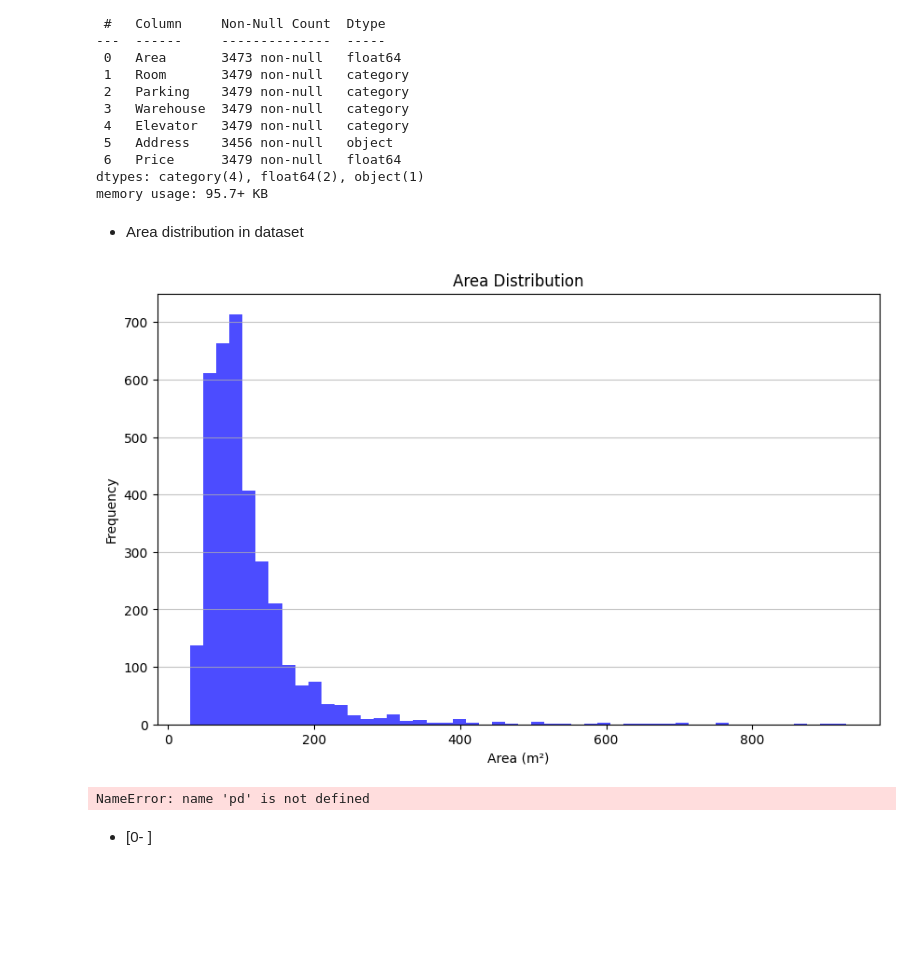
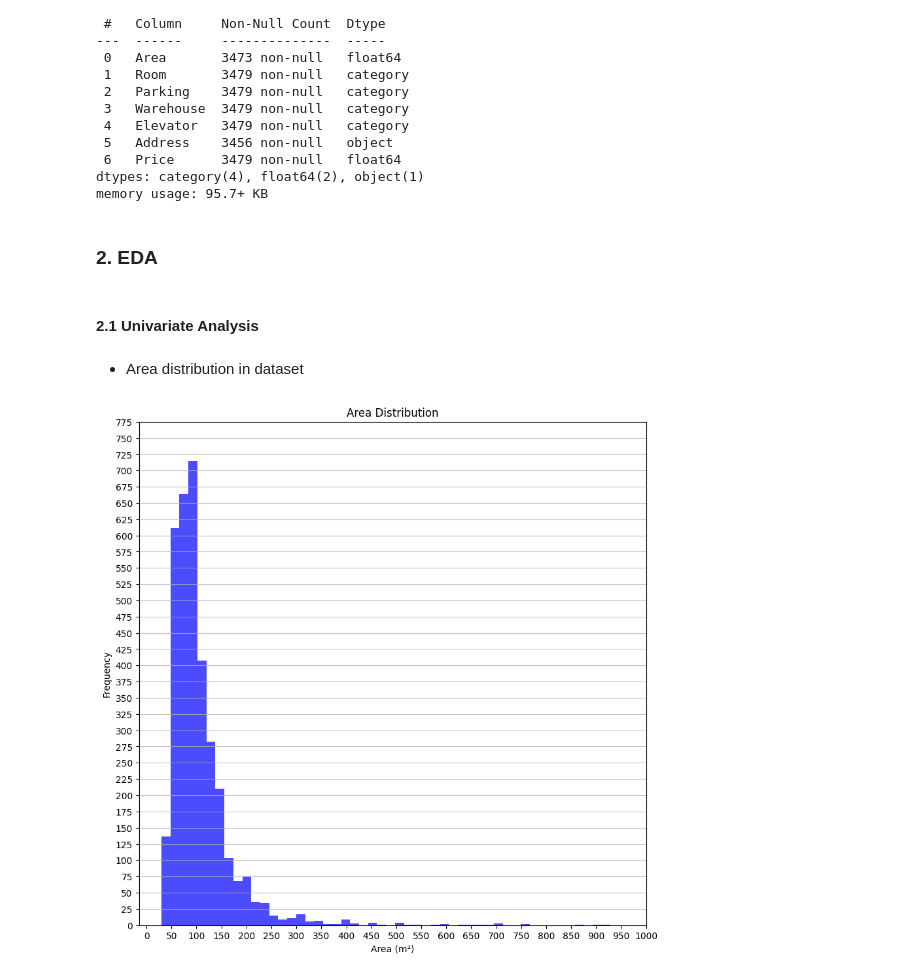
Before and after one commit to rhynofuyu/HousePrice_TehranIran-EDA, a Jupyter notebook: house_price.ipynb, the cells around one changed output. Cells and saved outputs as stored; diff of their text form; code cells hidden in the pictures; blank space fills up the shorter version.

```diff
--- a/house_price.ipynb
+++ b/house_price.ipynb
@@ -118,26 +118,24 @@ memory usage: 95.7+ KB
 # %%
 # delete na values in address column
 houses = houses.dropna(subset=['Address'])
+# %% [markdown]
+### 2. EDA
+# %% [markdown]
+#### 2.1 Univariate Analysis
 # %% [markdown]
 - Area distribution in dataset
 # %%
 houses['Area'].value_counts()
-plt.figure(figsize=(10,6))
+plt.figure(figsize=(10,10))
 plt.hist(houses['Area'], bins=50, color='blue', alpha=0.7)
 plt.title('Area Distribution')
 plt.xlabel('Area (m²)')
 plt.ylabel('Frequency')
 plt.grid(axis='y', alpha=0.75)
+plt.yticks(range(0, int(plt.ylim()[1]) + 50, 25))
+plt.xticks(range(0, int(plt.xlim()[1]) + 50, 50))
 plt.show()
 # %% [output]
-[figure, old version]
+[figure, new version]
-# %%
-area_bins = [0, 50, 100, 150, 200, 250, 300, 350, 400, 500, 900]
-houses['Area_Group'] = pd.cut(houses['Area'], bins=area_bins, labels=['0-50', '50-100', '100-150', '150-200', '200-250', '250-300', '300-350', '350-400', '400-500', '500+'], right=False)
-print(houses['Area_Group'].value_counts())
-# %% [output]
-NameError: name 'pd' is not defined
-# %% [markdown]
-- [0- ]
 # %%
 print(houses['Area'].describe().astype('float64'))
```
Also changed, not shown: parts of 26 cells of this notebook, 1 other file.
